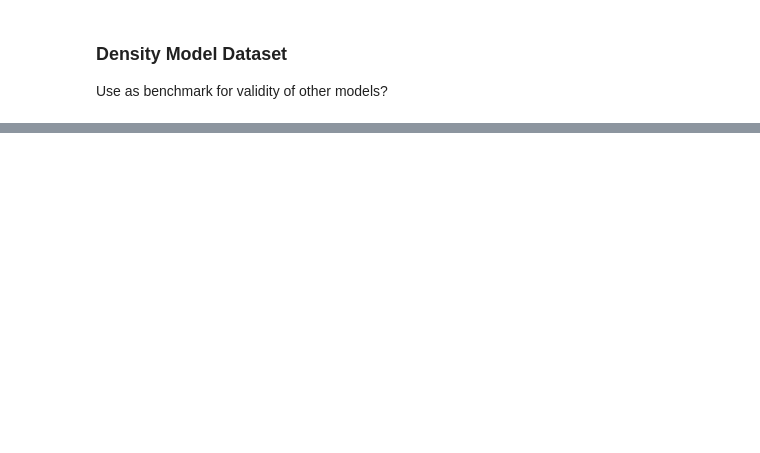
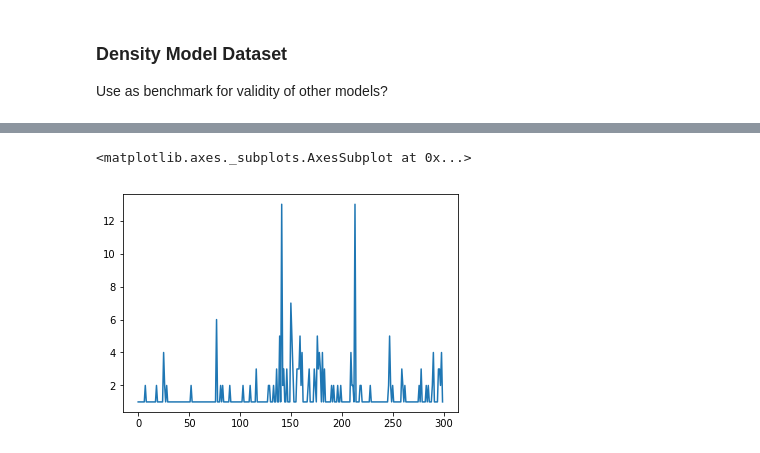
Before and after one commit to tangkong/MechPropModels, a Jupyter notebook: 0_format_merge_data.ipynb, the cells around one changed output, grey strips where cells are left out. Cells and saved outputs as stored; diff of their text form; code cells hidden in the pictures; blank space fills up the shorter version.

```diff
--- a/0_format_merge_data.ipynb
+++ b/0_format_merge_data.ipynb
@@ -355,0 +468,5 @@ elastic_model = Pipeline([('impute',Imputer()), ('model', RandomForestRegressor(
+# %%
+densReduced['numSamp'].plot()
+# %% [output]
+<matplotlib.axes._subplots.AxesSubplot at 0x...>
+[figure, added]
```
Also changed, not shown: parts of 60 cells of this notebook, 19 other files.
